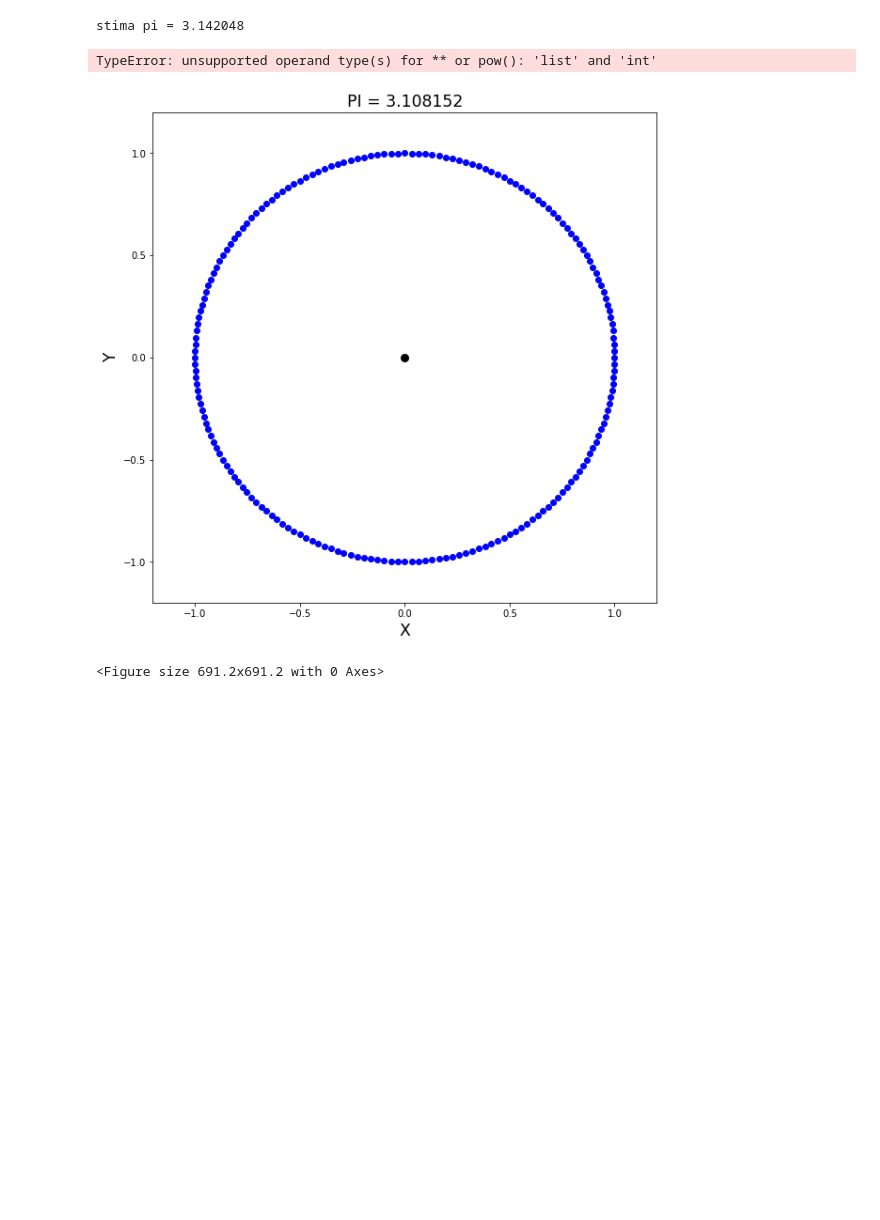
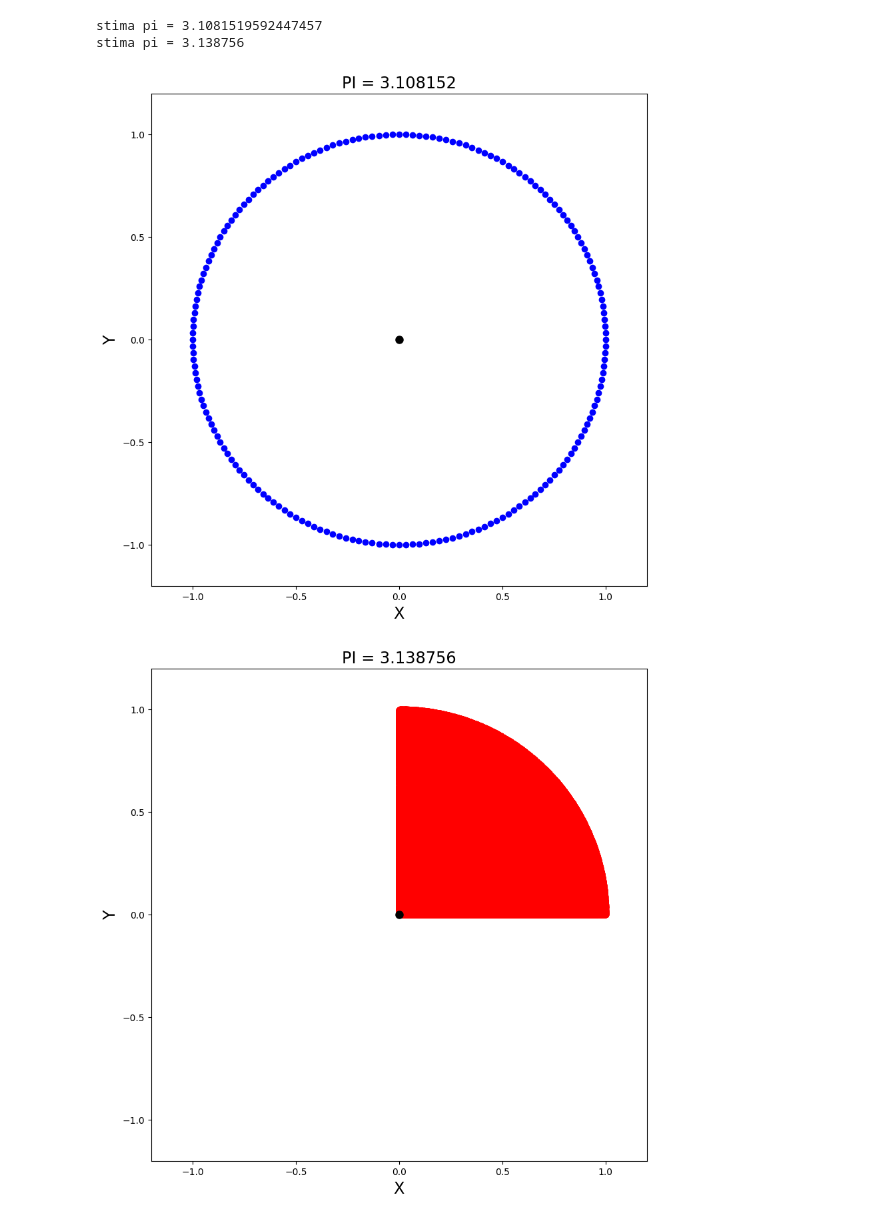
Before and after one commit to mattiamencagli/my-python-plots, a Jupyter notebook: fun_pi.ipynb, the cells around one changed output. Saved outputs shown, nothing was run; the diff lists cells and outputs as text; code cells hidden in the pictures; blank space fills up the shorter version.

```diff
--- a/fun_pi.ipynb
+++ b/fun_pi.ipynb
@@ -44,48 +61,28 @@ for i in range(max_iter):
 # %%
-#metodo montecarlo (tipo)
-
-points = int(1e6)
-x=[]
-y=[]
-inside=[]
-
-for i in range(points):
-    x.append(random.uniform(-1,1))
-    y.append(random.uniform(-1,1))
-    inside.append(x[i]**2 + y[i]**2 <= 1)
-
-x = np.array(x)
-y = np.array(y)
-
-circle = 0
-for i in range(points):
-    if(inside[i]):
-        circle +=1
-
-pi = 4*circle/points
-print("stima pi = {}".format(pi))
+piT, X, Y = stima_pi_triangoli_in(6)
+piM, x, y = stima_pi_montecarlo(1e6)
 # %% [output]
-stima pi = 3.142048
+stima pi = 3.1081519592447457
+stima pi = 3.138756
 # %%
 fig = plt.figure(0, figsize=[n*4.8,n*4.8])
 _ = plt.scatter(X,Y, lw=1, color='blue',)
 _ = plt.scatter(0,0, color='black', marker='o',lw=3)
 _ = plt.xlabel('X', fontsize=fs)
 _ = plt.ylabel('Y', fontsize=fs)
-_ = plt.title('PI = %f'%A1,fontsize=fs)
+_ = plt.title('PI = %f'%piT,fontsize=fs)
 _ = plt.xlim(-1.2,1.2)
 _ = plt.ylim(-1.2,1.2)
 
 fig2 = plt.figure(2, figsize=[n*4.8,n*4.8])
 # _ = plt.scatter(x[~inside],y[~inside],color='blue')
 _ = plt.scatter(x[x**2 + y**2 <= 1],y[x**2 + y**2 <= 1],color='red')
 _ = plt.scatter(0,0, color='black', marker='o',lw=3)
 _ = plt.xlabel('X', fontsize=fs)
 _ = plt.ylabel('Y', fontsize=fs)
-_ = plt.title('PI = %f'%pi,fontsize=fs)
+_ = plt.title('PI = %f'%piM,fontsize=fs)
 _ = plt.xlim(-1.2,1.2)
 _ = plt.ylim(-1.2,1.2)
 # %% [output]
-TypeError: unsupported operand type(s) for ** or pow(): 'list' and 'int'
 [figure]
-<Figure size 691.2x691.2 with 0 Axes>
+[figure, added]
```
Also changed, not shown: parts of 2 cells of this notebook, 1 other file.
